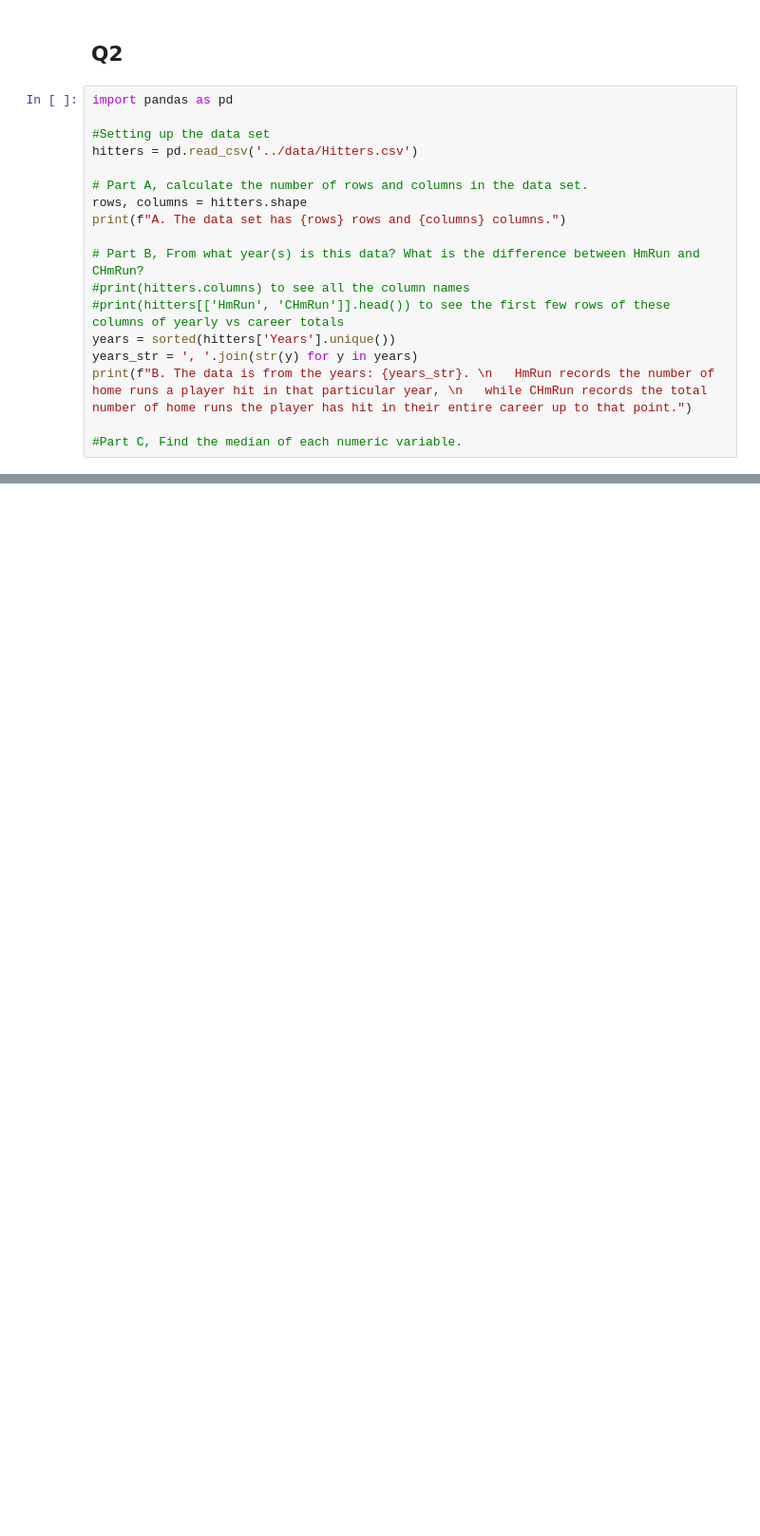
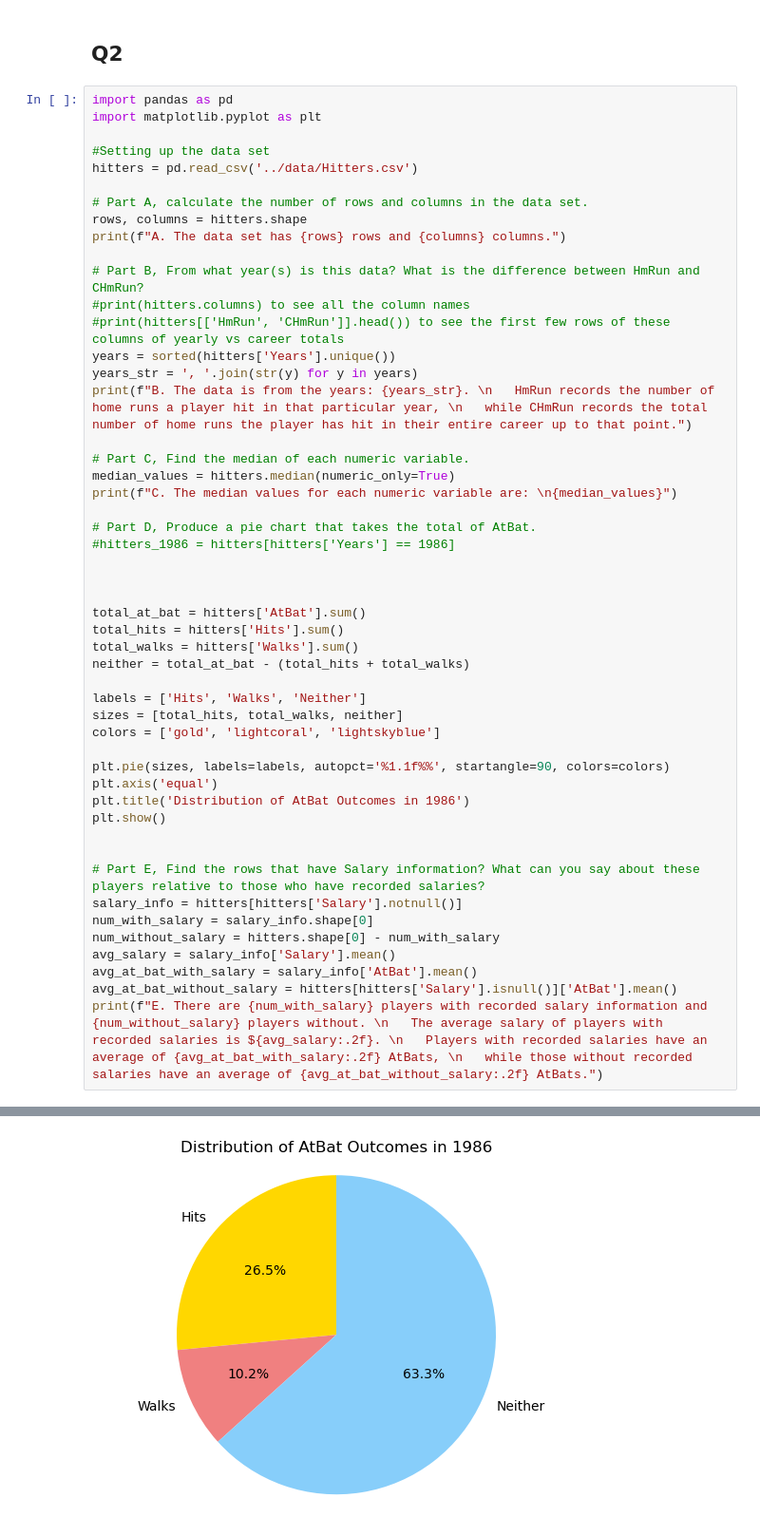
Before and after one commit to Ganga0506/code_2600, a Jupyter notebook: code/homework1.ipynb, the cells around one changed output, grey strips where cells are left out. Shown at 95% size. Saved outputs shown, nothing was run; the diff lists cells and outputs as text; blank space fills up the shorter version.

```diff
--- a/code/homework1.ipynb
+++ b/code/homework1.ipynb
@@ -56,6 +56,7 @@ D. The five-number summary is: Min = 3, Q1 = 20.5, Q2 = 25.0, Q3 = 35.0, Max = 7
 ## Q2
 # %%
 import pandas as pd
+import matplotlib.pyplot as plt
 
 #Setting up the data set
 hitters = pd.read_csv('../data/Hitters.csv')
@@ -71,7 +72,38 @@ years = sorted(hitters['Years'].unique())
 years_str = ', '.join(str(y) for y in years)
 print(f"B. The data is from the years: {years_str}. \n   HmRun records the number of home runs a player hit in that particular year, \n   while CHmRun records the total number of home runs the player has hit in their entire career up to that point.")
 
-#Part C, Find the median of each numeric variable.
+# Part C, Find the median of each numeric variable.
+median_values = hitters.median(numeric_only=True)
+print(f"C. The median values for each numeric variable are: \n{median_values}")
+
+# Part D, Produce a pie chart that takes the total of AtBat.
+#hitters_1986 = hitters[hitters['Years'] == 1986]
+
+
+
+total_at_bat = hitters['AtBat'].sum()
+total_hits = hitters['Hits'].sum()
+total_walks = hitters['Walks'].sum()
+neither = total_at_bat - (total_hits + total_walks)
+
+labels = ['Hits', 'Walks', 'Neither']
+sizes = [total_hits, total_walks, neither]
+colors = ['gold', 'lightcoral', 'lightskyblue']
+
+plt.pie(sizes, labels=labels, autopct='%1.1f%%', startangle=90, colors=colors)
+plt.axis('equal')
+plt.title('Distribution of AtBat Outcomes in 1986')
+plt.show()
+
+
+# Part E, Find the rows that have Salary information? What can you say about these players relative to those who have recorded salaries?
+salary_info = hitters[hitters['Salary'].notnull()]
+num_with_salary = salary_info.shape[0]
+num_without_salary = hitters.shape[0] - num_with_salary
+avg_salary = salary_info['Salary'].mean()
+avg_at_bat_with_salary = salary_info['AtBat'].mean()
+avg_at_bat_without_salary = hitters[hitters['Salary'].isnull()]['AtBat'].mean()
+print(f"E. There are {num_with_salary} players with recorded salary information and {num_without_salary} players without. \n   The average salary of players with recorded salaries is ${avg_salary:.2f}. \n   Players with recorded salaries have an average of {avg_at_bat_with_salary:.2f} AtBats, \n   while those without recorded salaries have an average of {avg_at_bat_without_salary:.2f} AtBats.")
 # %% [output]
 A. The data set has 322 rows and 20 columns.
 B. The data is from the years: 1, 2, 3, 4, 5, 6, 7, 8, 9, 10, 11, 12, 13, 14, 15, 16, 17, 18, 19, 20, 23, 24.
@@ -79,0 +125 @@ B. The data is from the years: 1, 2, 3, 4, 5, 6, 7, 8, 9, 10, 11, 12, 13, 14, 15
+[figure, added]
```
Also changed, not shown: parts of 1 cell of this notebook.
